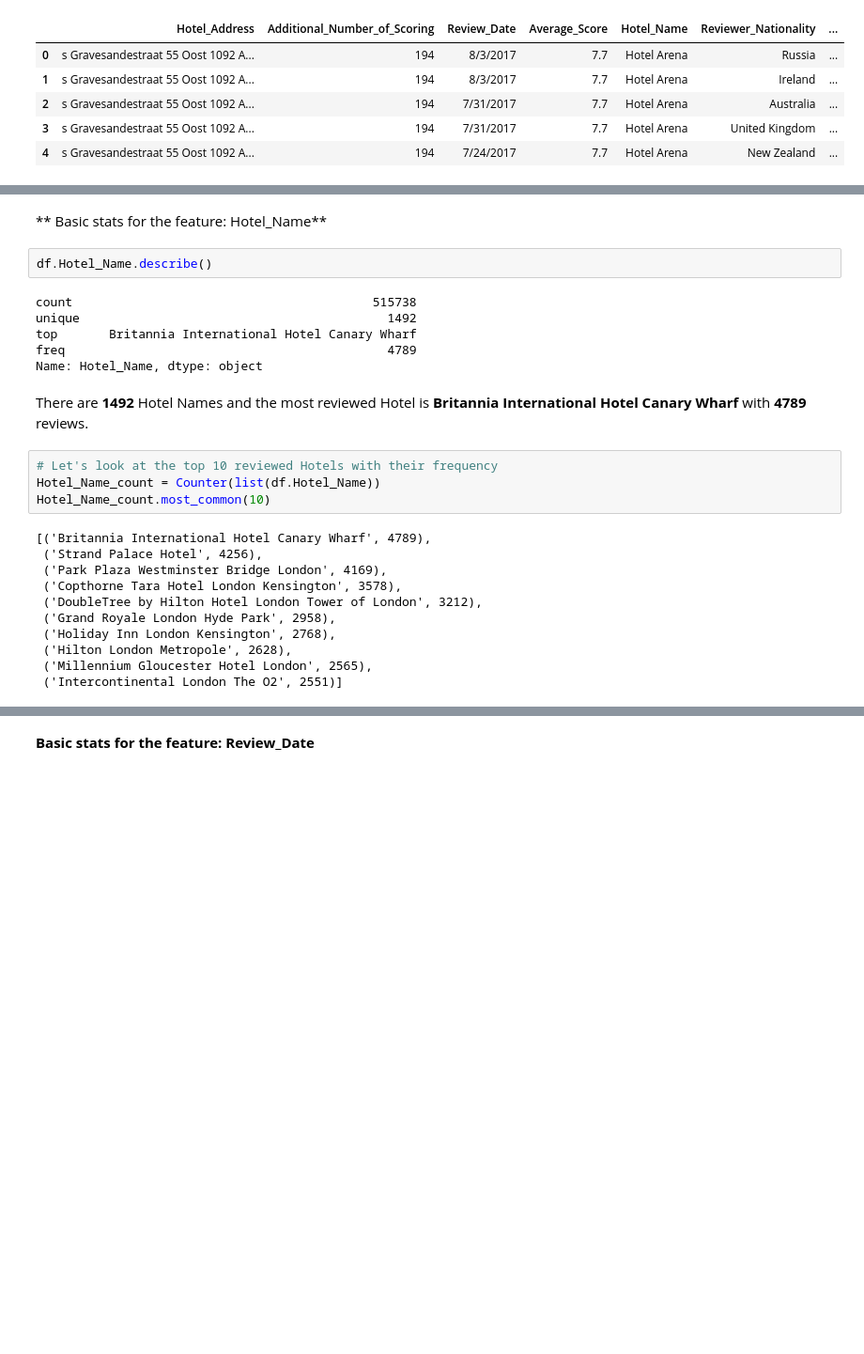
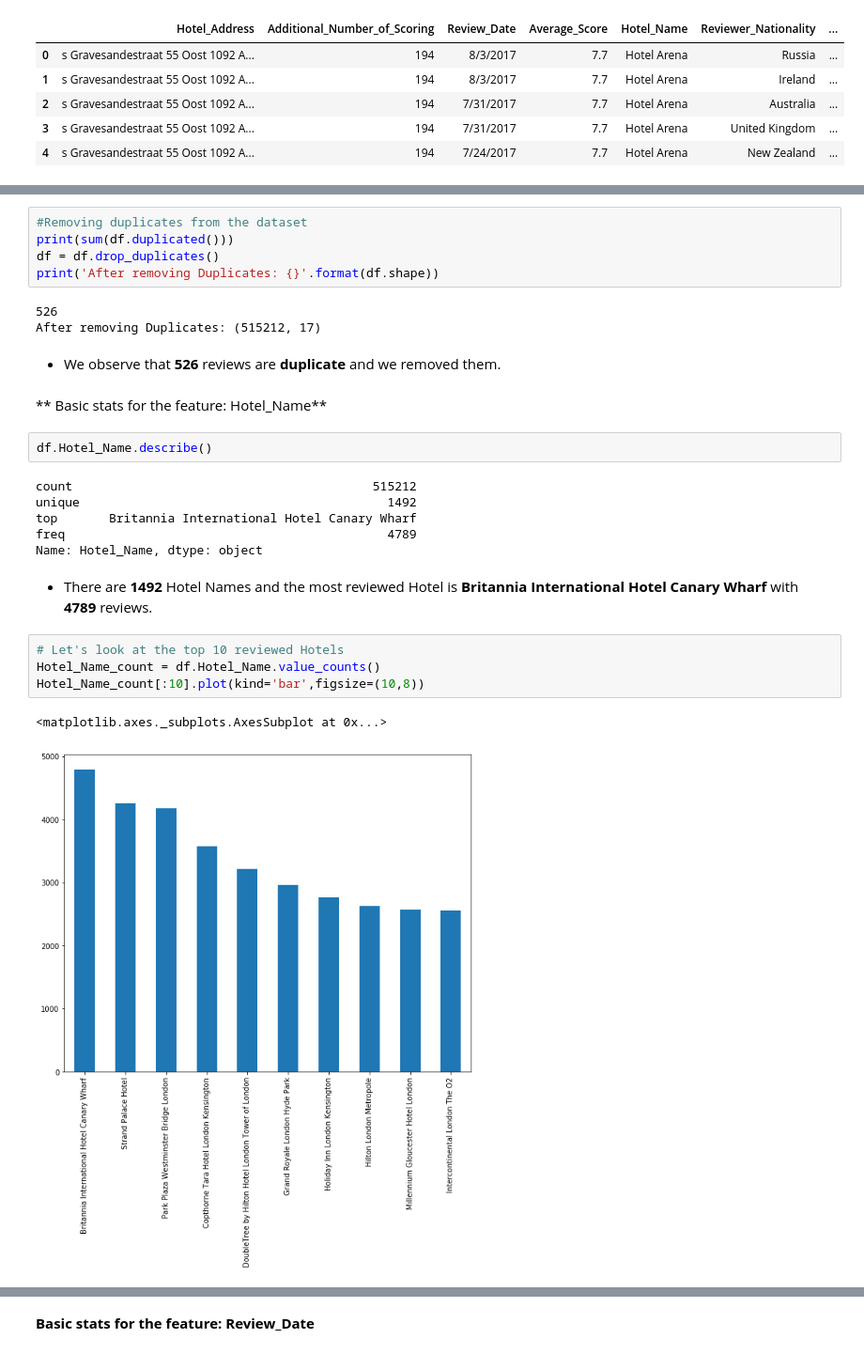
Before and after one commit to muralidhar520/Machine-Learning, a Jupyter notebook: 515k Hotel Reviews Data in Europe/515k-hotel-reviews-data-in-europe.ipynb, the cells around one changed output, grey strips where cells are left out. Shown: that part at 94% size. Drawn from its saved outputs; the diff is of its cells as text; blank space fills up the shorter version.

```diff
--- a/515k Hotel Reviews Data in Europe/515k-hotel-reviews-data-in-europe.ipynb
+++ b/515k Hotel Reviews Data in Europe/515k-hotel-reviews-data-in-europe.ipynb
@@ -93,28 +90,30 @@ Meanwhile, the geographical location of hotels are also provided for further ana
+# %%
+#Removing duplicates from the dataset
+print(sum(df.duplicated()))
+df = df.drop_duplicates()
+print('After removing Duplicates: {}'.format(df.shape))
+# %% [output]
+526
+After removing Duplicates: (515212, 17)
+# %% [markdown]
+* We observe that **526** reviews are **duplicate** and we removed them.
 # %% [markdown]
 ** Basic stats for the feature: Hotel_Name**
 # %%
 df.Hotel_Name.describe()
 # %% [output]
-count                                         515738
+count                                         515212
 unique                                          1492
 top       Britannia International Hotel Canary Wharf
 freq                                            4789
 Name: Hotel_Name, dtype: object
 # %% [markdown]
-There are **1492** Hotel Names and the most reviewed Hotel is **Britannia International Hotel Canary Wharf** with **4789** reviews.
+* There are **1492** Hotel Names and the most reviewed Hotel is **Britannia International Hotel Canary Wharf** with **4789** reviews.
 # %%
-# Let's look at the top 10 reviewed Hotels with their frequency
-Hotel_Name_count = Counter(list(df.Hotel_Name))
-Hotel_Name_count.most_common(10)
+# Let's look at the top 10 reviewed Hotels
+Hotel_Name_count = df.Hotel_Name.value_counts()
+Hotel_Name_count[:10].plot(kind='bar',figsize=(10,8))
 # %% [output]
-[('Britannia International Hotel Canary Wharf', 4789),
- ('Strand Palace Hotel', 4256),
- ('Park Plaza Westminster Bridge London', 4169),
- ('Copthorne Tara Hotel London Kensington', 3578),
- ('DoubleTree by Hilton Hotel London Tower of London', 3212),
- ('Grand Royale London Hyde Park', 2958),
- ('Holiday Inn London Kensington', 2768),
- ('Hilton London Metropole', 2628),
- ('Millennium Gloucester Hotel London', 2565),
- ('Intercontinental London The O2', 2551)]
+<matplotlib.axes._subplots.AxesSubplot at 0x...>
+[figure, added]
 # %% [markdown]
```
Also changed, not shown: parts of 67 cells of this notebook, 1 other file.
